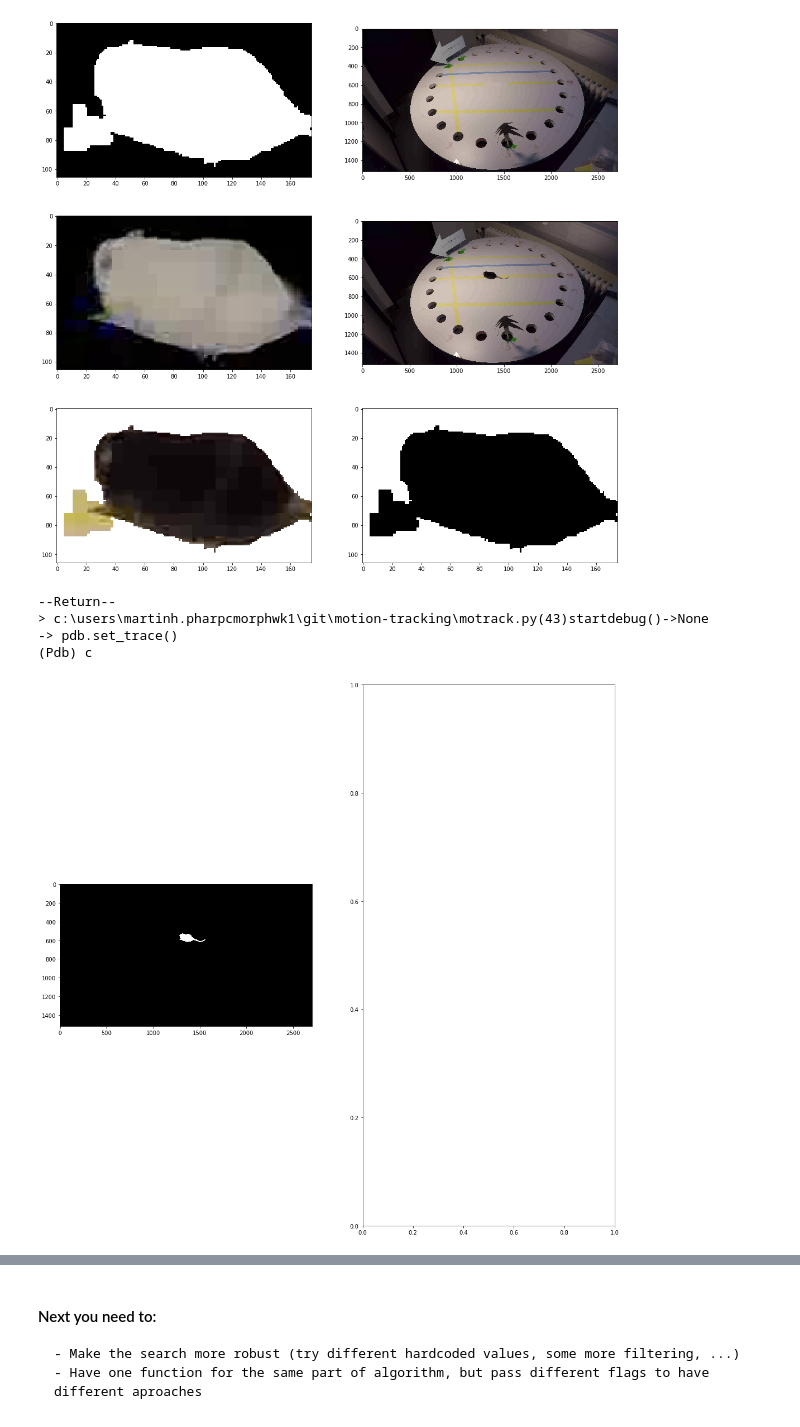
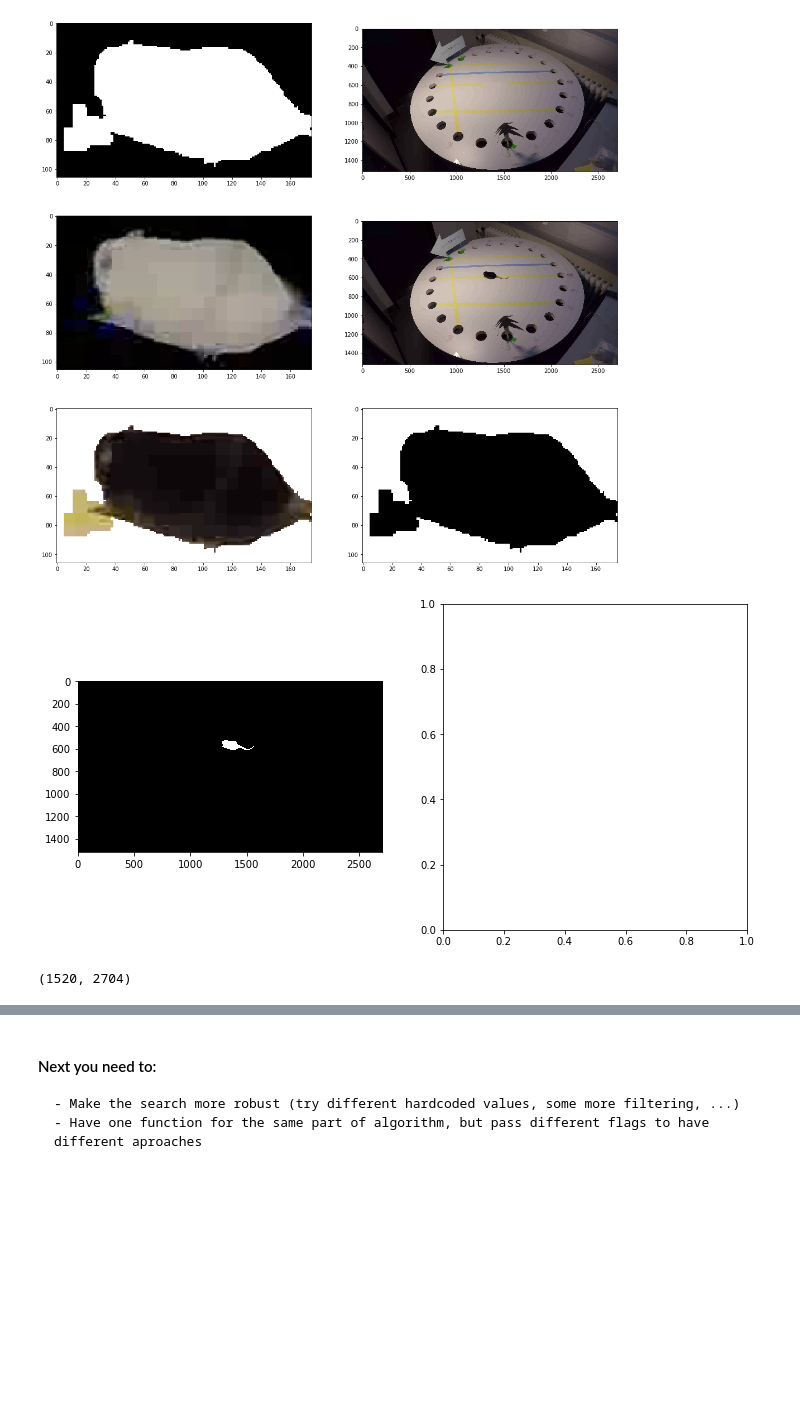
Before and after one commit to martinholub/motrack, a Jupyter notebook: motrack.ipynb, the cells around one changed output, grey strips where cells are left out. Saved outputs shown, nothing was run; the diff lists cells and outputs as text; code cells hidden in the pictures; blank space fills up the shorter version.

```diff
--- a/motrack.ipynb
+++ b/motrack.ipynb
@@ -56,14 +49,12 @@ plt.show()
 [figure]
 # %%
 frame_avg = cv2.imread('videos/frame_avg.png')
-vis_image = motrack.label_thresh(frame_avg, (3,3), 1)
-fig, (ax1, ax2) = plt.subplots(1,2, figsize = (18, 18))
+(vis_image, _) = motrack.label_contours(frame_avg, (3,3), 1, (5,5))
+fig, (ax1, ax2) = plt.subplots(1,2, figsize = (12, 6))
 ax1.imshow(vis_image, cmap = 'bone')
 #ax2.imshow(, cmap = 'bone')
 plt.show()
+vis_image.shape
 # %% [output]
+[figure, new version]
---Return--
-> c:\users\martinh.pharpcmorphwk1\git\motion-tracking\motrack.py(43)startdebug()->None
--> pdb.set_trace()
-(Pdb) c
+(1520, 2704)
-[figure, old version]
```
Also changed, not shown: parts of 4 cells of this notebook, 1 other file.
